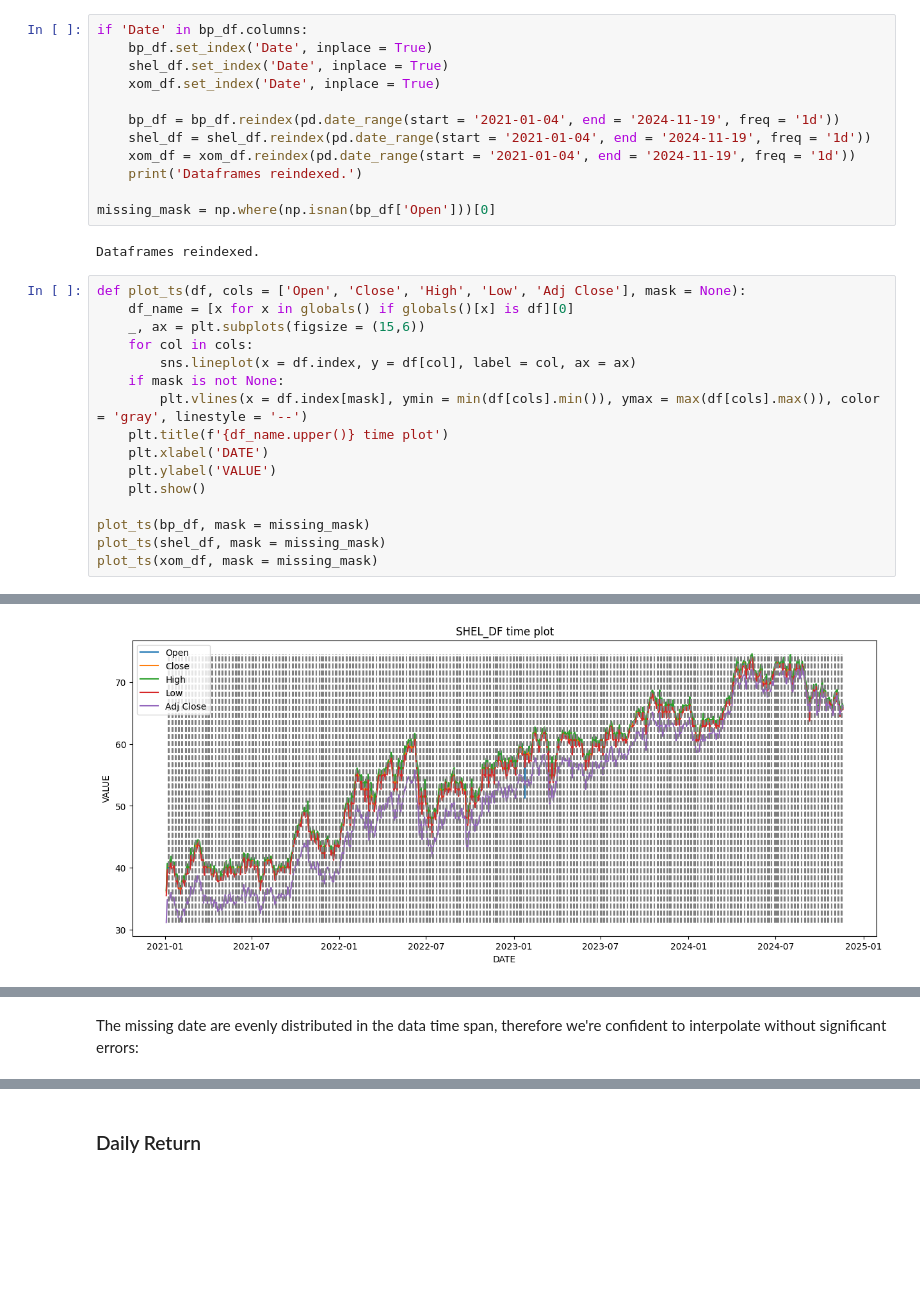
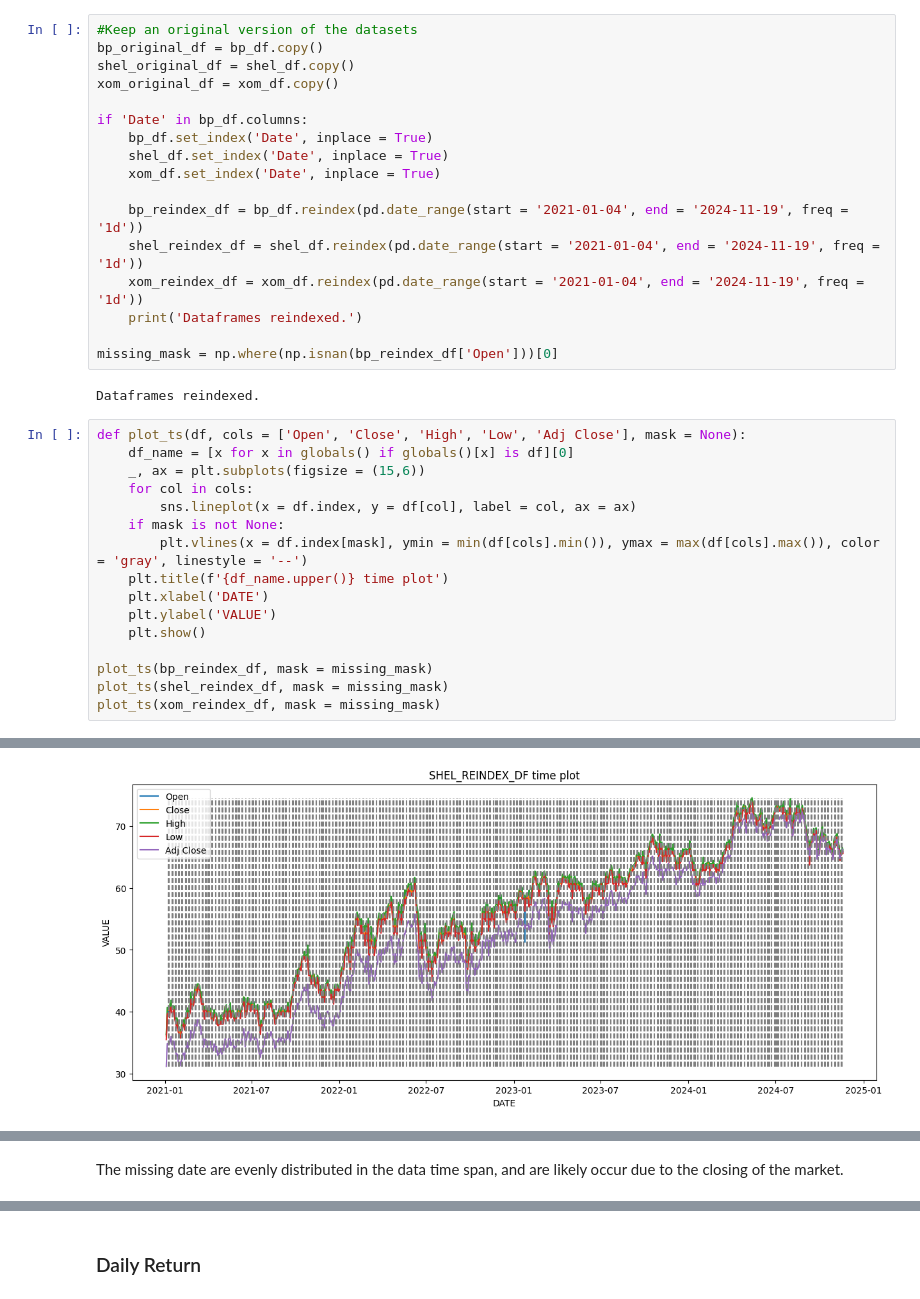
Before and after one commit to ScriptFizz/Data_Analysis, a Jupyter notebook: energy-market.ipynb, the cells around one changed output, grey strips where cells are left out. Cells and saved outputs as stored; diff of their text form; blank space fills up the shorter version.

```diff
--- a/energy-market.ipynb
+++ b/energy-market.ipynb
@@ -300,17 +300,22 @@ Series([], Name: count, dtype: int64)
 # %% [markdown]
 We reindex the dataframe to include the missing dates and plot the data to visualize their distribution:
 # %%
+#Keep an original version of the datasets
+bp_original_df = bp_df.copy()
+shel_original_df = shel_df.copy()
+xom_original_df = xom_df.copy()
+
 if 'Date' in bp_df.columns:
     bp_df.set_index('Date', inplace = True)
     shel_df.set_index('Date', inplace = True)
     xom_df.set_index('Date', inplace = True)
 
-    bp_df = bp_df.reindex(pd.date_range(start = '2021-01-04', end = '2024-11-19', freq = '1d'))
-    shel_df = shel_df.reindex(pd.date_range(start = '2021-01-04', end = '2024-11-19', freq = '1d'))
-    xom_df = xom_df.reindex(pd.date_range(start = '2021-01-04', end = '2024-11-19', freq = '1d'))
+    bp_reindex_df = bp_df.reindex(pd.date_range(start = '2021-01-04', end = '2024-11-19', freq = '1d'))
+    shel_reindex_df = shel_df.reindex(pd.date_range(start = '2021-01-04', end = '2024-11-19', freq = '1d'))
+    xom_reindex_df = xom_df.reindex(pd.date_range(start = '2021-01-04', end = '2024-11-19', freq = '1d'))
     print('Dataframes reindexed.')
 
-missing_mask = np.where(np.isnan(bp_df['Open']))[0]
+missing_mask = np.where(np.isnan(bp_reindex_df['Open']))[0]
 # %% [output]
 Dataframes reindexed.
 # %%
@@ -326,7 +331,7 @@ def plot_ts(df, cols = ['Open', 'Close', 'High', 'Low', 'Adj Close'], mask = Non
     plt.ylabel('VALUE')
     plt.show()
 
-plot_ts(bp_df, mask = missing_mask)
-plot_ts(shel_df, mask = missing_mask)
-plot_ts(xom_df, mask = missing_mask)
+plot_ts(bp_reindex_df, mask = missing_mask)
+plot_ts(shel_reindex_df, mask = missing_mask)
+plot_ts(xom_reindex_df, mask = missing_mask)
 # %% [output]
@@ -334 +339 @@ plot_ts(xom_df, mask = missing_mask)
-[figure, old version]
+[figure, new version]
@@ -336,2 +341,2 @@ plot_ts(xom_df, mask = missing_mask)
 # %% [markdown]
-The missing date are evenly distributed in the data time span, therefore we're confident to interpolate without significant errors:
+The missing date are evenly distributed in the data time span, and are likely occur due to the closing of the market.
```
Also changed, not shown: parts of 34 cells of this notebook.
